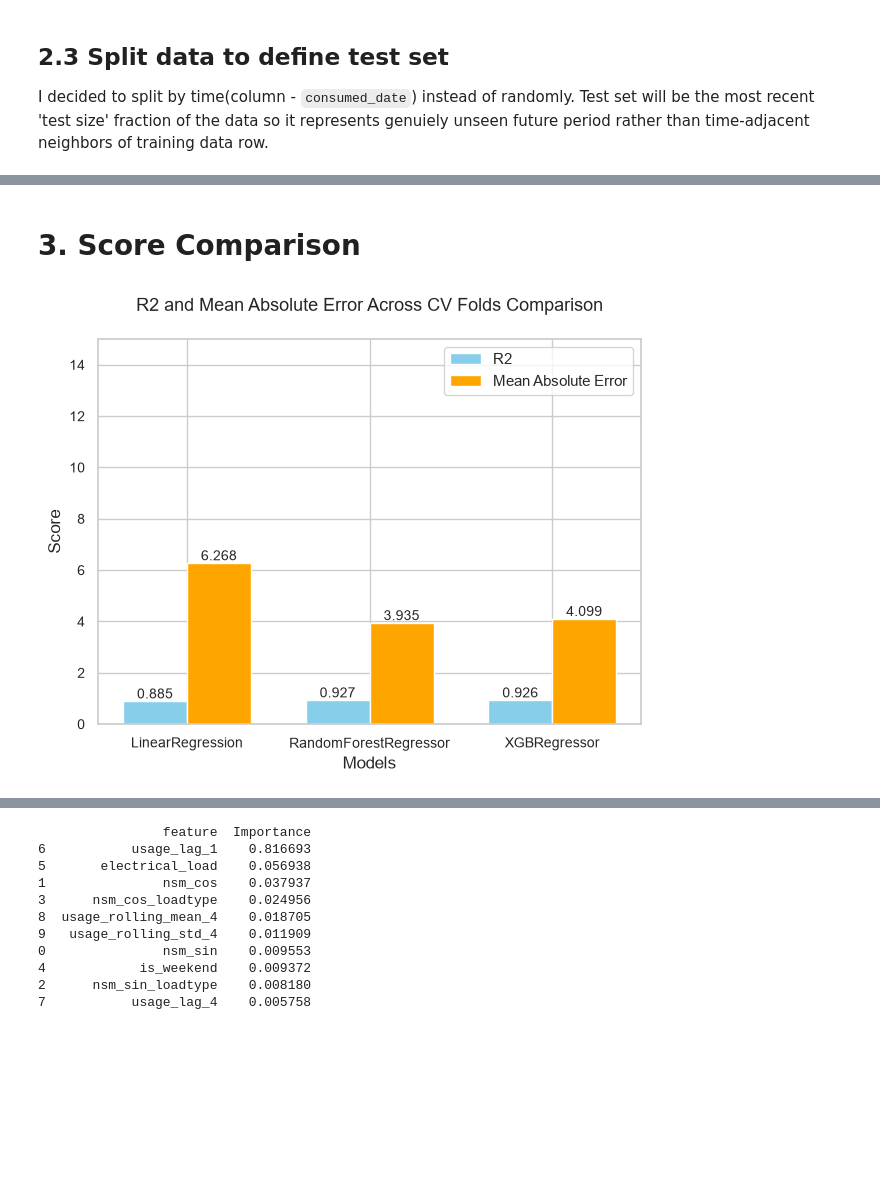
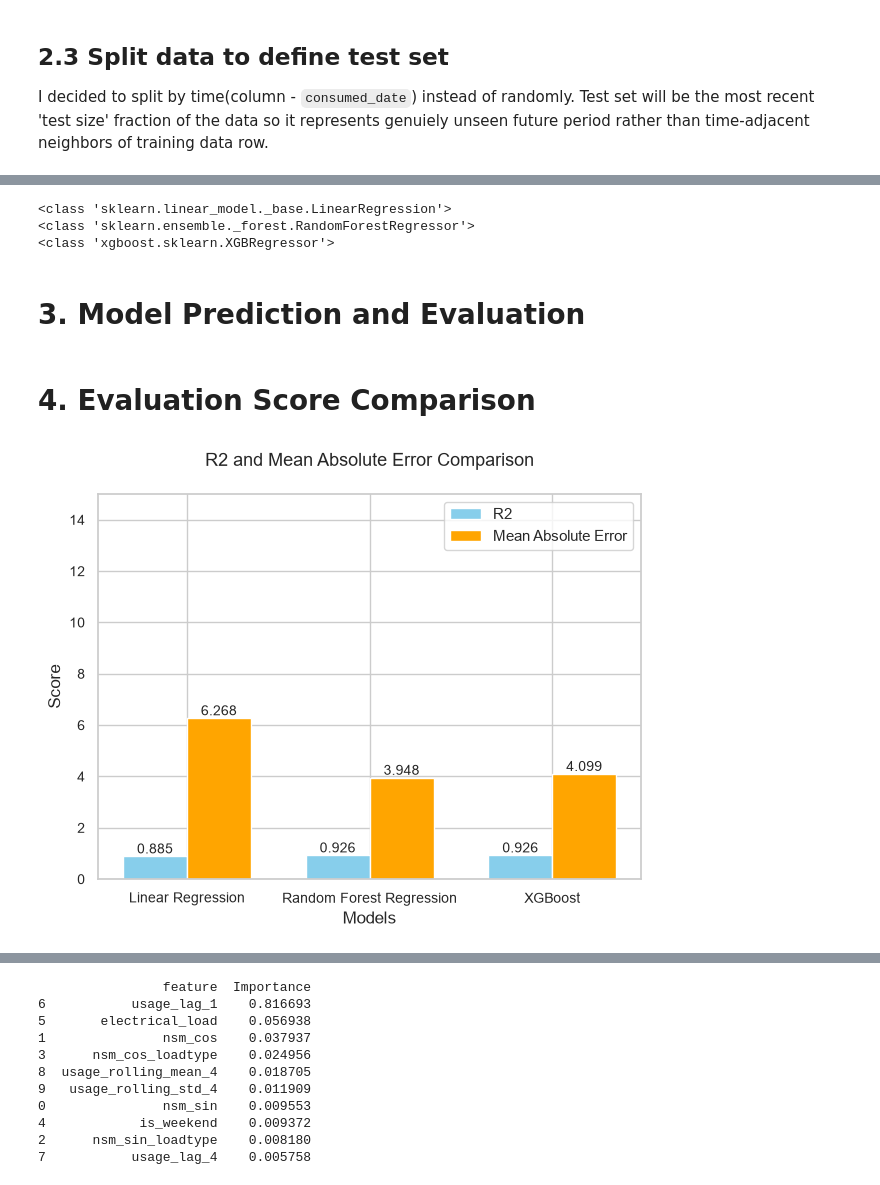
Before and after one commit to OctaviaMay/Steel-Industry-Energy-Consumption, a Jupyter notebook: notebooks/03_modeling.ipynb, the cells around one changed output, grey strips where cells are left out. Cells and saved outputs as stored; diff of their text form; code cells hidden in the pictures; blank space fills up the shorter version.

```diff
--- a/notebooks/03_modeling.ipynb
+++ b/notebooks/03_modeling.ipynb
@@ -280,10 +159,24 @@ True
+# %%
+model_pipelines = get_models(num_feature, cat_feature, X_train, y_train)
+# %% [output]
+<class 'sklearn.linear_model._base.LinearRegression'>
+<class 'sklearn.ensemble._forest.RandomForestRegressor'>
+<class 'xgboost.sklearn.XGBRegressor'>
+# %%
+mdl_pipeline_lr, mdl_pipeline_rdf, mdl_pipeline_xgb = model_pipelines
+# %% [markdown]
+# 3. Model Prediction and Evaluation
+# %%
+result_lr = run_prediction_evaluation(mdl_pipeline_lr['pipeline'], X_test, y_test)
+result_rdf = run_prediction_evaluation(mdl_pipeline_rdf['pipeline'], X_test, y_test)
+result_xgb = run_prediction_evaluation(mdl_pipeline_xgb['pipeline'], X_test, y_test)
 # %% [markdown]
-# 3. Score Comparison
+# 4. Evaluation Score Comparison
 # %%
-models = [pipeline_linear.named_steps['regressor'].__class__.__name__, pipeline_rdf.named_steps['regressor'].__class__.__name__, pipeline_xgb.named_steps['regressor'].__class__.__name__]
-r2_list = [result_linear['r2'], result_rdf['r2'], result_xgb['r2']]
-mae_list = [result_linear['mae'],result_rdf['mae'],result_xgb['mae']]
+models = [ mdl_pipeline_lr['model'], mdl_pipeline_rdf['model'], mdl_pipeline_xgb['model']]
+r2_list = [result_lr['R2'], result_rdf['R2'], result_xgb['R2']]
+mae_list = [result_lr['MAE'],result_rdf['MAE'],result_xgb['MAE']]
 
 plot_score_comparison_chart(models,r2_list, mae_list)
 # %% [output]
-[figure, old version]
+[figure, new version]
```
Also changed, not shown: parts of 54 cells of this notebook, 11 other files.
